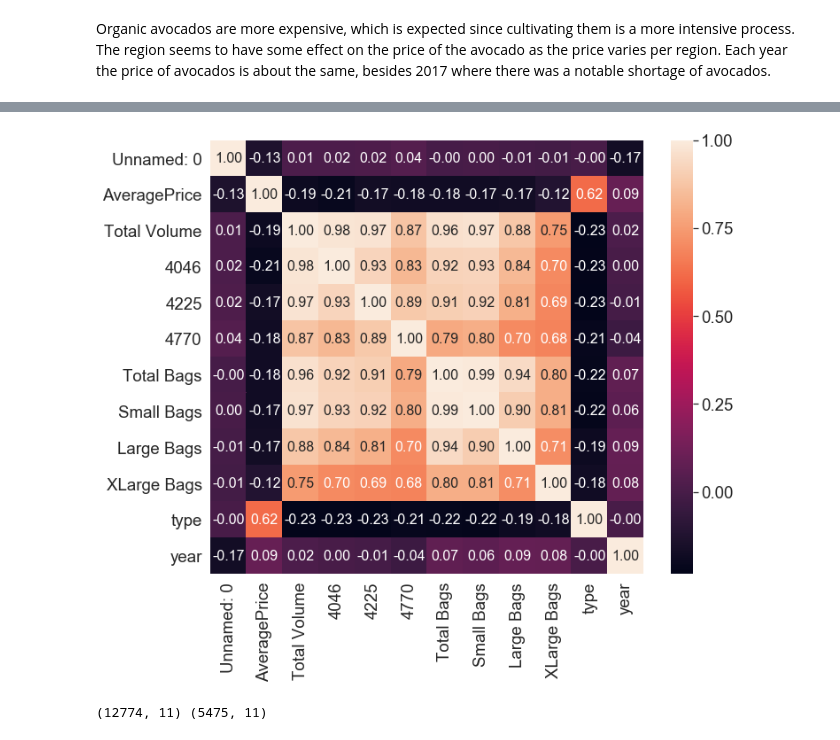
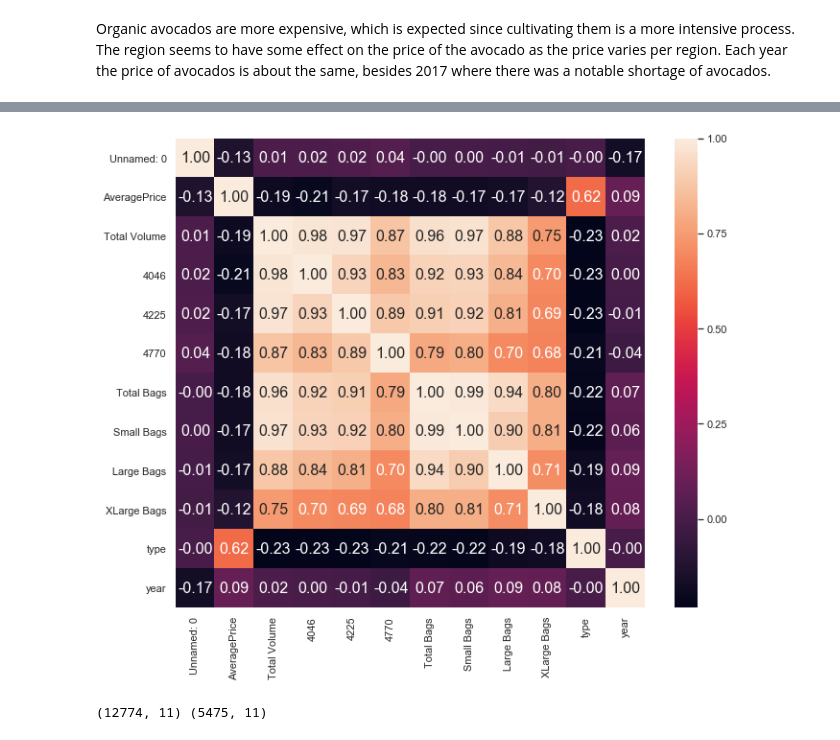
Before and after one commit to pascalbakker/FinalDS501Project, a Jupyter notebook: Case4.ipynb, the cells around one changed output, grey strips where cells are left out. Saved outputs shown, nothing was run; the diff lists cells and outputs as text; code cells hidden in the pictures.

```diff
--- a/Case4.ipynb
+++ b/Case4.ipynb
@@ -74,3 +76,20 @@ dicts = {}
 label.fit(data.type.drop_duplicates())
 dicts['type'] = list(label.classes_)
 data.type = label.transform(data.type)
+# %%
+#ARIMA Price Prediction
+
+data2 = data.set_index(data.Date)
+endog = data2.AveragePrice
+exog = data.drop(['region','Unnamed: 0','Date','AveragePrice','year'],axis=1)
+exog = exog.set_index(data.Date)
+model = ARIMA(endog=endog, order=(10,2,1), exog=exog)
+model_fit = model.fit(disp=0)
+print(model_fit.summary())
+# plot residual errors
+residuals = pd.DataFrame(model_fit.resid)
+residuals.plot()
+plt.show()
+residuals.plot(kind='kde')
+plt.show()
+print(residuals.describe())
@@ -77,9 +125,9 @@ data.type = label.transform(data.type)
 # %%
 # Correlation Heatmap
 corr = data.corr()
-sns.set(font_scale = 1.7)
+sns.set(font_scale = 1)
 f, ax = plt.subplots(figsize=(11, 9))
 hm = sns.heatmap(corr,cbar = True, annot = True,square = True, fmt = '.2f', annot_kws = {'size':16})
 # %% [output]
-[figure, old version]
+[figure, new version]
 # %%
```
Also changed, not shown: parts of 3 cells of this notebook.
